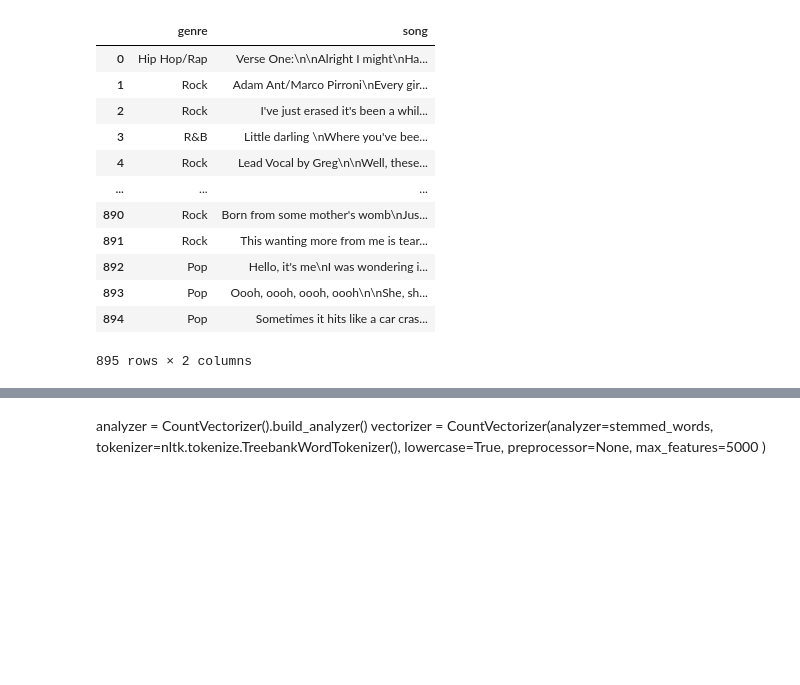
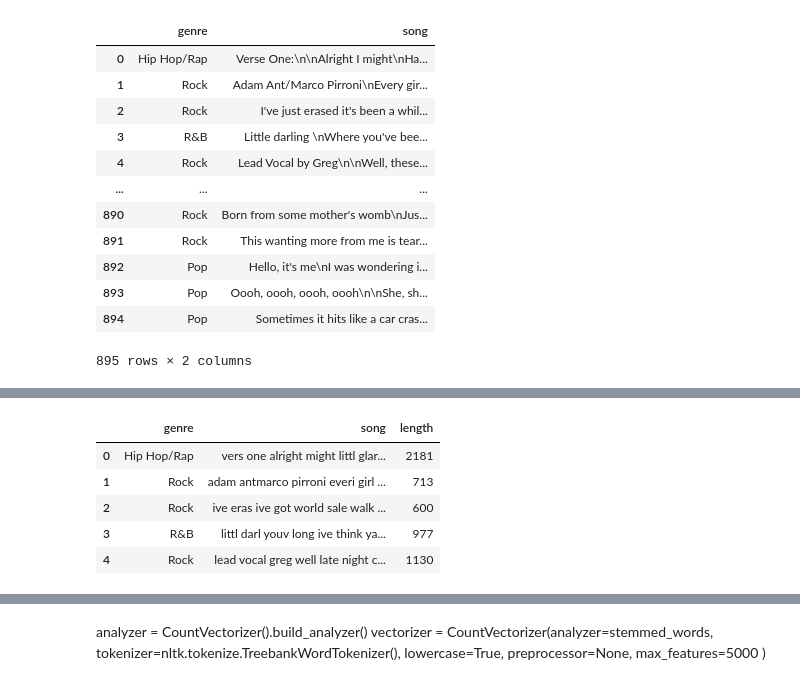
Before and after one commit to ELALAY/NLP-Music-Classification, a Jupyter notebook: Music Genres Lyrics Classification.ipynb, the cells around one changed output, grey strips where cells are left out. Saved outputs shown, nothing was run; the diff lists cells and outputs as text; code cells hidden in the pictures; blank space fills up the shorter version.

```diff
--- a/Music Genres Lyrics Classification.ipynb
+++ b/Music Genres Lyrics Classification.ipynb
@@ -68,0 +125,10 @@ test
+# %%
+#def stemmed_words(doc):
+#    return(stemmer.stem(w) for w in analyzer(doc))
+
+#Text Pre rocessing
+nltk.download('stopwords')
+stop = stopwords.words('english')
+print(stop[::10])
+
+porter = nltk.stem.PorterStemmer()
@@ -69,3 +140,31 @@ test
+# %%
+def remove_punctuation(description):
+    """The function to remove punctuation"""
+    table = str.maketrans('', '', string.punctuation)
+    return description.translate(table)
+
+def remove_stopwords(text):
+    """The function to removing stopwords"""
+    text = [word.lower() for word in text.split() if word.lower() not in stop]
+    return " ".join(text)
+
+def stemmer(stem_text):
+    """The function to apply stemming"""
+    stem_text = [porter.stem(word) for word in stem_text.split()]
+    return " ".join(stem_text)
+# %%
+train['song'] = train['song'].apply(remove_punctuation)
+train['song'] = train['song'].apply(remove_stopwords)
+train['song'] = train['song'].apply(stemmer)
+# %%
+train.head()
+# %% [output]
+|  | genre | song | length |
+| 0 | Hip Hop/Rap | vers one alright might littl glar... | 2181 |
+| 1 | Rock | adam antmarco pirroni everi girl ... | 713 |
+| 2 | Rock | ive eras ive got world sale walk ... | 600 |
+| 3 | R&B | littl darl youv long ive think ya... | 977 |
+| 4 | Rock | lead vocal greg well late night c... | 1130 |
 # %%
 import nltk
 # %%
```
Also changed, not shown: parts of 22 cells of this notebook.
